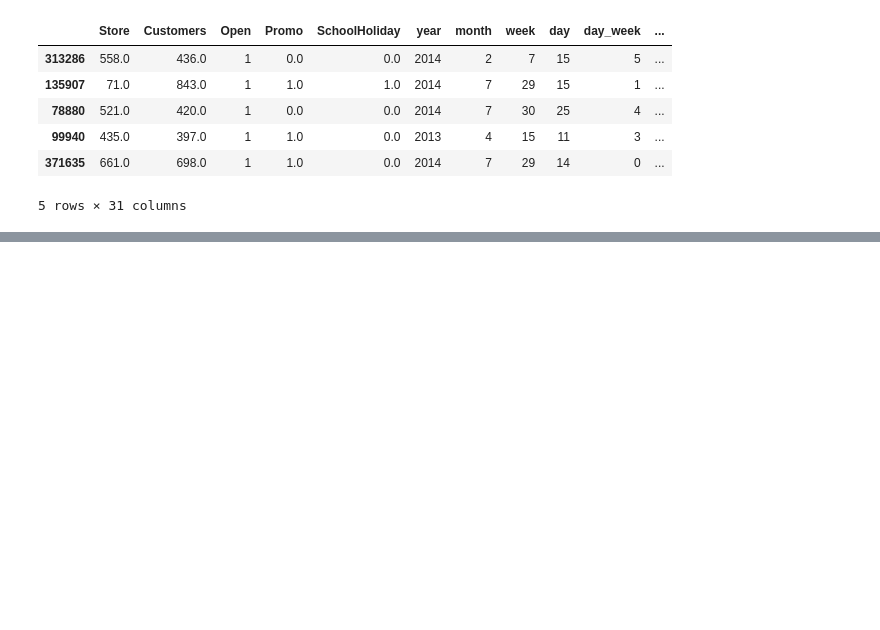
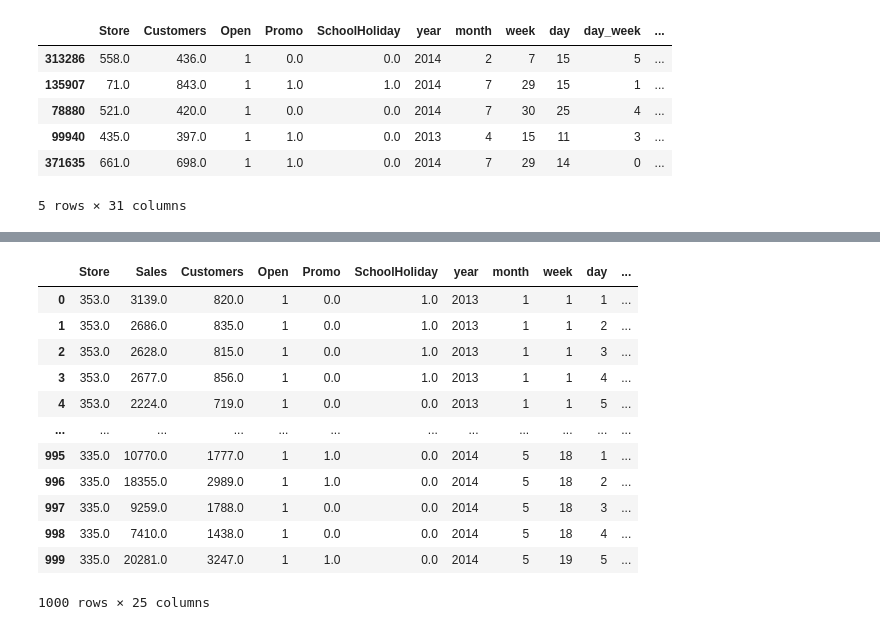
Before and after one commit to elenche95/stores, a Jupyter notebook: Untitled.ipynb, the cells around one changed output, grey strips where cells are left out. Cells and saved outputs as stored; diff of their text form; code cells hidden in the pictures; blank space fills up the shorter version.

```diff
--- a/Untitled.ipynb
+++ b/Untitled.ipynb
@@ -312,0 +324,2 @@ X.head()
+# %%
+df = pd.read_csv('./transformed.csv', index_col=0)
@@ -312,0 +361,16 @@ X.head()
+# %%
+df[:1000]
+# %% [output]
+|  | Store | Sales | Customers | Open | Promo | SchoolHoliday | year | month | week | day | ... |
+| 0 | 353.0 | 3139.0 | 820.0 | 1 | 0.0 | 1.0 | 2013 | 1 | 1 | 1 | ... |
+| 1 | 353.0 | 2686.0 | 835.0 | 1 | 0.0 | 1.0 | 2013 | 1 | 1 | 2 | ... |
+| 2 | 353.0 | 2628.0 | 815.0 | 1 | 0.0 | 1.0 | 2013 | 1 | 1 | 3 | ... |
+| 3 | 353.0 | 2677.0 | 856.0 | 1 | 0.0 | 1.0 | 2013 | 1 | 1 | 4 | ... |
+| 4 | 353.0 | 2224.0 | 719.0 | 1 | 0.0 | 0.0 | 2013 | 1 | 1 | 5 | ... |
+| ... | ... | ... | ... | ... | ... | ... | ... | ... | ... | ... | ... |
+| 995 | 335.0 | 10770.0 | 1777.0 | 1 | 1.0 | 0.0 | 2014 | 5 | 18 | 1 | ... |
+| 996 | 335.0 | 18355.0 | 2989.0 | 1 | 1.0 | 0.0 | 2014 | 5 | 18 | 2 | ... |
+| 997 | 335.0 | 9259.0 | 1788.0 | 1 | 0.0 | 0.0 | 2014 | 5 | 18 | 3 | ... |
+| 998 | 335.0 | 7410.0 | 1438.0 | 1 | 0.0 | 0.0 | 2014 | 5 | 18 | 4 | ... |
+| 999 | 335.0 | 20281.0 | 3247.0 | 1 | 1.0 | 0.0 | 2014 | 5 | 19 | 5 | ... |
+1000 rows × 25 columns
```
Also changed, not shown: parts of 15 cells of this notebook, 5 other files.
